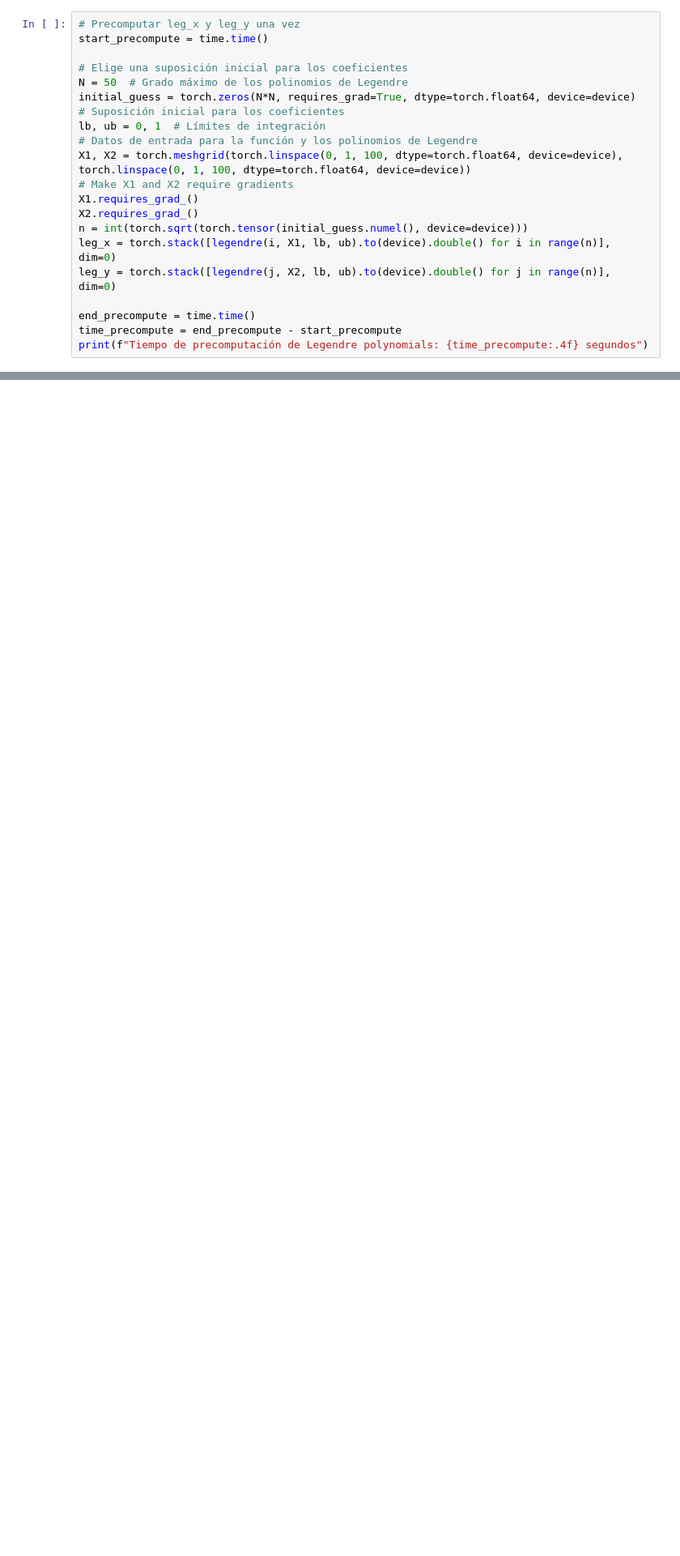
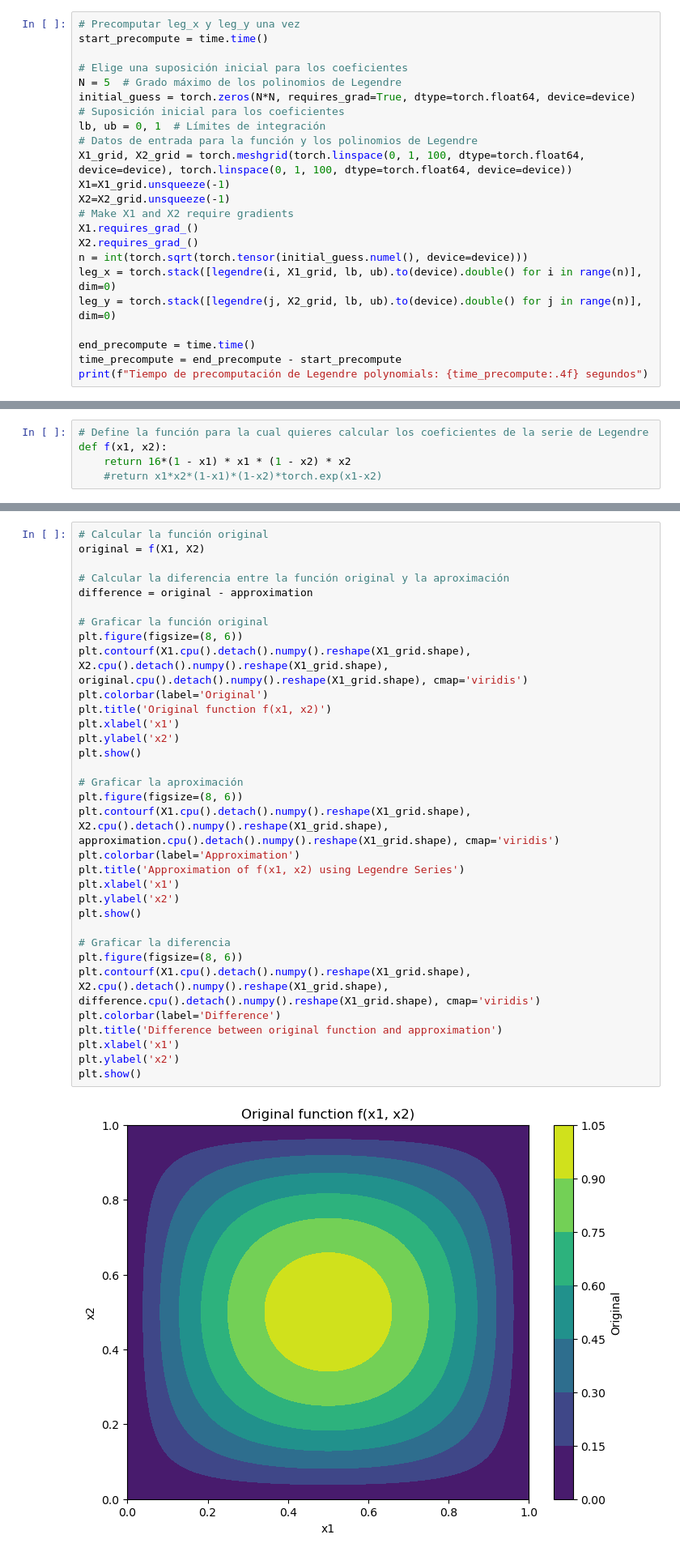
Before and after one commit to oscar-rincon/Legendre-FLNN-PINNs, a Jupyter notebook: Legendre_2D/Poisson_2D_Legendre.ipynb, the cells around one changed output, grey strips where cells are left out. Shown: that part at 81% size. Drawn from its saved outputs; the diff is of its cells as text; blank space fills up the shorter version.

Commit message:
chore: Update 2D Legendre function approximation notebook

```diff
--- a/Legendre_2D/Poisson_2D_Legendre.ipynb
+++ b/Legendre_2D/Poisson_2D_Legendre.ipynb
@@ -47,17 +44,19 @@ def derivative(dy: torch.Tensor, x: torch.Tensor, order: int = 1) -> torch.Tenso
 start_precompute = time.time()
 
 # Elige una suposición inicial para los coeficientes
-N = 50  # Grado máximo de los polinomios de Legendre
+N = 5  # Grado máximo de los polinomios de Legendre
 initial_guess = torch.zeros(N*N, requires_grad=True, dtype=torch.float64, device=device)  # Suposición inicial para los coeficientes
 lb, ub = 0, 1  # Límites de integración
 # Datos de entrada para la función y los polinomios de Legendre
-X1, X2 = torch.meshgrid(torch.linspace(0, 1, 100, dtype=torch.float64, device=device), torch.linspace(0, 1, 100, dtype=torch.float64, device=device))
+X1_grid, X2_grid = torch.meshgrid(torch.linspace(0, 1, 100, dtype=torch.float64, device=device), torch.linspace(0, 1, 100, dtype=torch.float64, device=device))
+X1=X1_grid.unsqueeze(-1)
+X2=X2_grid.unsqueeze(-1)
 # Make X1 and X2 require gradients
 X1.requires_grad_()
 X2.requires_grad_()
 n = int(torch.sqrt(torch.tensor(initial_guess.numel(), device=device)))
-leg_x = torch.stack([legendre(i, X1, lb, ub).to(device).double() for i in range(n)], dim=0)
-leg_y = torch.stack([legendre(j, X2, lb, ub).to(device).double() for j in range(n)], dim=0)
+leg_x = torch.stack([legendre(i, X1_grid, lb, ub).to(device).double() for i in range(n)], dim=0)
+leg_y = torch.stack([legendre(j, X2_grid, lb, ub).to(device).double() for j in range(n)], dim=0)
 
 end_precompute = time.time()
 time_precompute = end_precompute - start_precompute
@@ -174,0 +66,5 @@ KeyboardInterrupt:
+# %%
+# Define la función para la cual quieres calcular los coeficientes de la serie de Legendre
+def f(x1, x2):
+    return 16*(1 - x1) * x1 * (1 - x2) * x2
+    #return x1*x2*(1-x1)*(1-x2)*torch.exp(x1-x2)
@@ -181,0 +157,35 @@ Error en la predicción: 9.475960452509686e-09
+# %%
+# Calcular la función original
+original = f(X1, X2)
+
+# Calcular la diferencia entre la función original y la aproximación
+difference = original - approximation
+
+# Graficar la función original
+plt.figure(figsize=(8, 6))
+plt.contourf(X1.cpu().detach().numpy().reshape(X1_grid.shape), X2.cpu().detach().numpy().reshape(X1_grid.shape), original.cpu().detach().numpy().reshape(X1_grid.shape), cmap='viridis')
+plt.colorbar(label='Original')
+plt.title('Original function f(x1, x2)')
+plt.xlabel('x1')
+plt.ylabel('x2')
+plt.show()
+
+# Graficar la aproximación
+plt.figure(figsize=(8, 6))
+plt.contourf(X1.cpu().detach().numpy().reshape(X1_grid.shape), X2.cpu().detach().numpy().reshape(X1_grid.shape), approximation.cpu().detach().numpy().reshape(X1_grid.shape), cmap='viridis')
+plt.colorbar(label='Approximation')
+plt.title('Approximation of f(x1, x2) using Legendre Series')
+plt.xlabel('x1')
+plt.ylabel('x2')
+plt.show()
+
+# Graficar la diferencia
+plt.figure(figsize=(8, 6))
+plt.contourf(X1.cpu().detach().numpy().reshape(X1_grid.shape), X2.cpu().detach().numpy().reshape(X1_grid.shape), difference.cpu().detach().numpy().reshape(X1_grid.shape), cmap='viridis')
+plt.colorbar(label='Difference')
+plt.title('Difference between original function and approximation')
+plt.xlabel('x1')
+plt.ylabel('x2')
+plt.show()
+# %% [output]
+[figure, added]
```
Also changed, not shown: parts of 6 cells of this notebook, 2 other files.
